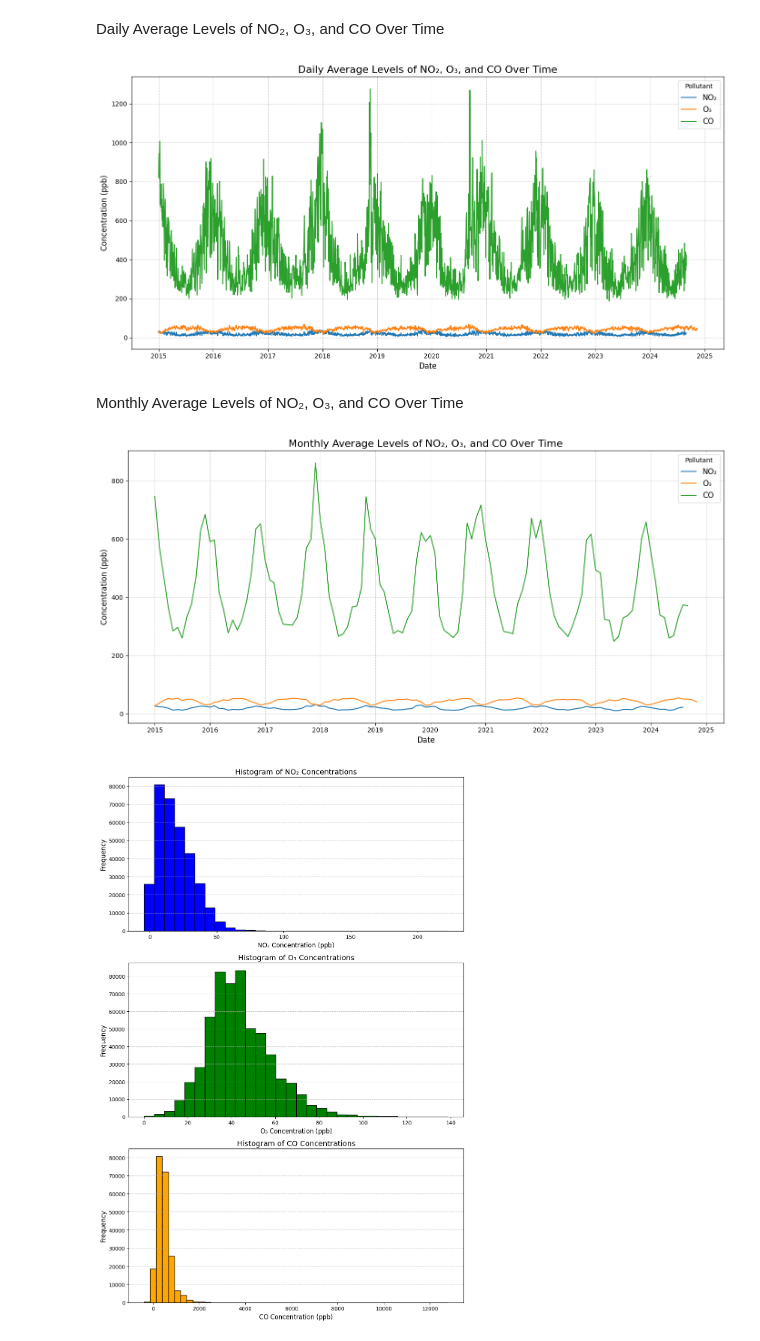
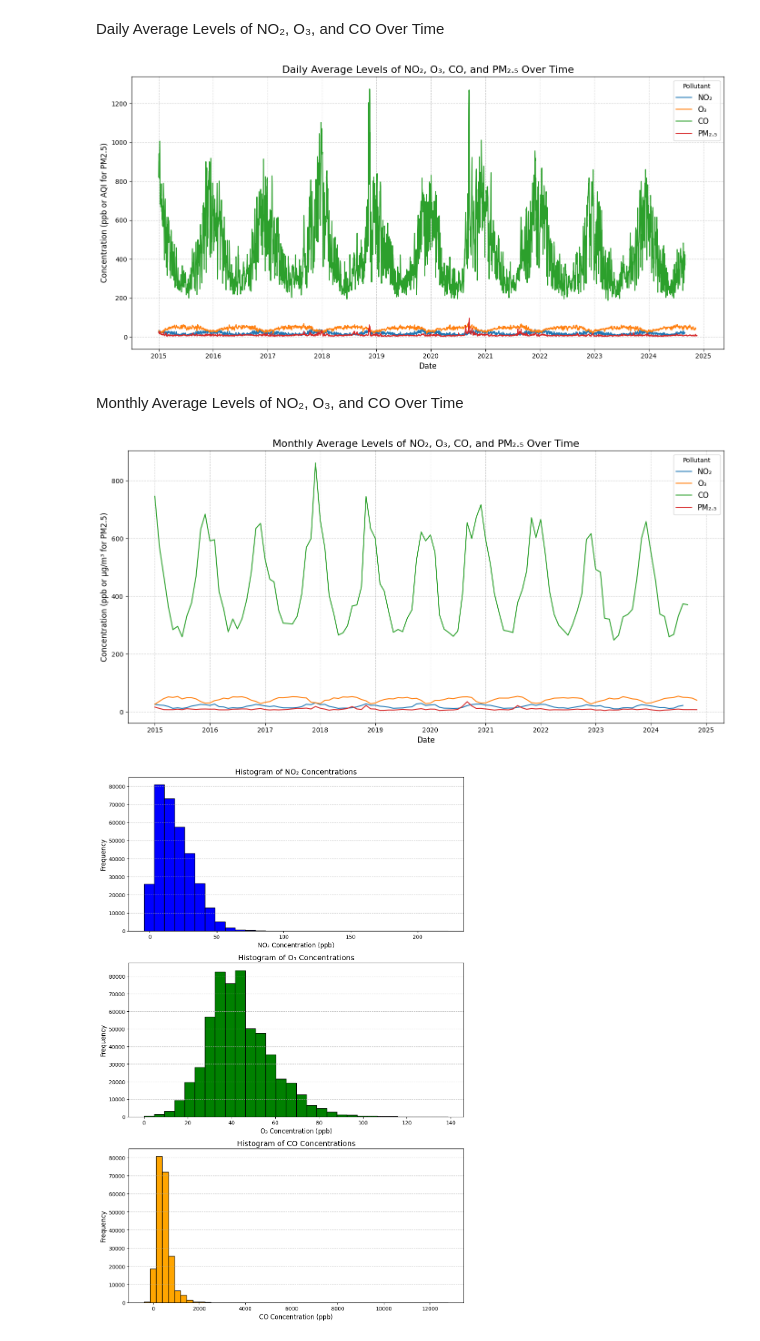
Before and after one commit to ashkren/eda_final_project, a Jupyter notebook: eda_final_project.ipynb, the cells around one changed output. Saved outputs shown, nothing was run; the diff lists cells and outputs as text; code cells hidden in the pictures.

```diff
--- a/eda_final_project.ipynb
+++ b/eda_final_project.ipynb
@@ -618,38 +636,49 @@ Daily Average Levels of NO₂, O₃, and CO Over Time
 # %%
 import matplotlib.pyplot as plt
 
 # Prepare the NO2 data
 no2_data['Date'] = pd.to_datetime(no2_data['Date'])
 no2_daily_avg = no2_data.groupby('Date')['Daily Max 1-hour NO2 Concentration'].mean().reset_index()
 
 # Prepare the Ozone data
 ozone_data['Date'] = pd.to_datetime(ozone_data['Date'])
 ozone_daily_avg = ozone_data.groupby('Date')['Daily Max 8-hour Ozone Concentration'].mean().reset_index()
 
 # Prepare the CO data
 co_data['Date'] = pd.to_datetime(co_data['Date'])
 co_daily_avg = co_data.groupby('Date')['Daily Max 8-hour CO Concentration'].mean().reset_index()
 
-# Merge the datasets on Date
-combined_data = no2_daily_avg.merge(ozone_daily_avg, on='Date', how='outer').merge(co_daily_avg, on='Date', how='outer')
-combined_data.columns = ['Date', 'NO2', 'Ozone', 'CO']
+# Prepare the PM2.5 data
+pm25_data['Date'] = pd.to_datetime(pm25_data['Date'])
+pm25_daily_avg = pm25_data.groupby('Date')['Daily Mean PM2.5 Concentration'].mean().reset_index()
+pm25_daily_avg.columns = ['Date', 'PM2.5']  # Rename for consistency
+
+# Merge all datasets on Date
+combined_data = (
+    no2_daily_avg
+    .merge(ozone_daily_avg, on='Date', how='outer')
+    .merge(co_daily_avg, on='Date', how='outer')
+    .merge(pm25_daily_avg, on='Date', how='outer')
+)
+combined_data.columns = ['Date', 'NO2', 'Ozone', 'CO', 'PM2.5']
 
 # Plot the data
 plt.figure(figsize=(14, 7))
 plt.plot(combined_data['Date'], combined_data['NO2'], label='NO₂')
 plt.plot(combined_data['Date'], combined_data['Ozone'], label='O₃')
 plt.plot(combined_data['Date'], combined_data['CO'], label='CO')
+plt.plot(combined_data['Date'], combined_data['PM2.5'], label='PM₂.₅')
 
 # Customize the plot
-plt.title('Daily Average Levels of NO₂, O₃, and CO Over Time', fontsize=16)
+plt.title('Daily Average Levels of NO₂, O₃, CO, and PM₂.₅ Over Time', fontsize=16)
 plt.xlabel('Date', fontsize=12)
-plt.ylabel('Concentration (ppb)', fontsize=12)
+plt.ylabel('Concentration (ppb or AQI for PM2.5)', fontsize=12)
 plt.legend(title='Pollutant', fontsize=12)
 plt.grid(True, linestyle='--', alpha=0.6)
 plt.tight_layout()
 plt.show()
 # %% [output]
-[figure, old version]
+[figure, new version]
 # %% [markdown]
 Monthly Average Levels of NO₂, O₃, and CO Over Time
 # %%
@@ -673,26 +702,39 @@ co_data['YearMonth'] = co_data['Date'].dt.to_period('M')
 co_monthly_avg = co_data.groupby('YearMonth')['Daily Max 8-hour CO Concentration'].mean().reset_index()
 co_monthly_avg['YearMonth'] = co_monthly_avg['YearMonth'].dt.to_timestamp()
 
-# Merge the datasets on YearMonth
-combined_data = no2_monthly_avg.merge(ozone_monthly_avg, on='YearMonth', how='outer').merge(co_monthly_avg, on='YearMonth', how='outer')
-combined_data.columns = ['Date', 'NO2', 'Ozone', 'CO']
+# Prepare the PM2.5 data (using Daily Mean PM2.5 Concentration)
+pm25_data['Date'] = pd.to_datetime(pm25_data['Date'])
+pm25_data['YearMonth'] = pm25_data['Date'].dt.to_period('M')
+pm25_monthly_avg = pm25_data.groupby('YearMonth')['Daily Mean PM2.5 Concentration'].mean().reset_index()
+pm25_monthly_avg['YearMonth'] = pm25_monthly_avg['YearMonth'].dt.to_timestamp()
+pm25_monthly_avg.columns = ['YearMonth', 'PM2.5']  # Rename for consistency
+
+# Merge all datasets on YearMonth
+combined_data = (
+    no2_monthly_avg
+    .merge(ozone_monthly_avg, on='YearMonth', how='outer')
+    .merge(co_monthly_avg, on='YearMonth', how='outer')
+    .merge(pm25_monthly_avg, on='YearMonth', how='outer')
+)
+combined_data.columns = ['Date', 'NO2', 'Ozone', 'CO', 'PM2.5']
 
 # Plot the data
 plt.figure(figsize=(14, 7))
 plt.plot(combined_data['Date'], combined_data['NO2'], label='NO₂')
 plt.plot(combined_data['Date'], combined_data['Ozone'], label='O₃')
 plt.plot(combined_data['Date'], combined_data['CO'], label='CO')
+plt.plot(combined_data['Date'], combined_data['PM2.5'], label='PM₂.₅')
 
 # Customize the plot
-plt.title('Monthly Average Levels of NO₂, O₃, and CO Over Time', fontsize=16)
+plt.title('Monthly Average Levels of NO₂, O₃, CO, and PM₂.₅ Over Time', fontsize=16)
 plt.xlabel('Date', fontsize=12)
-plt.ylabel('Concentration (ppb)', fontsize=12)
+plt.ylabel('Concentration (ppb or µg/m³ for PM2.5)', fontsize=12)
 plt.legend(title='Pollutant', fontsize=12)
 plt.grid(True, linestyle='--', alpha=0.6)
 plt.tight_layout()
 plt.show()
 # %% [output]
-[figure, old version]
+[figure, new version]
 # %%
 fig, axs = plt.subplots(3, 1, figsize=(10, 15))
 
```
Also changed, not shown: parts of 2 cells of this notebook, 15 other files.
